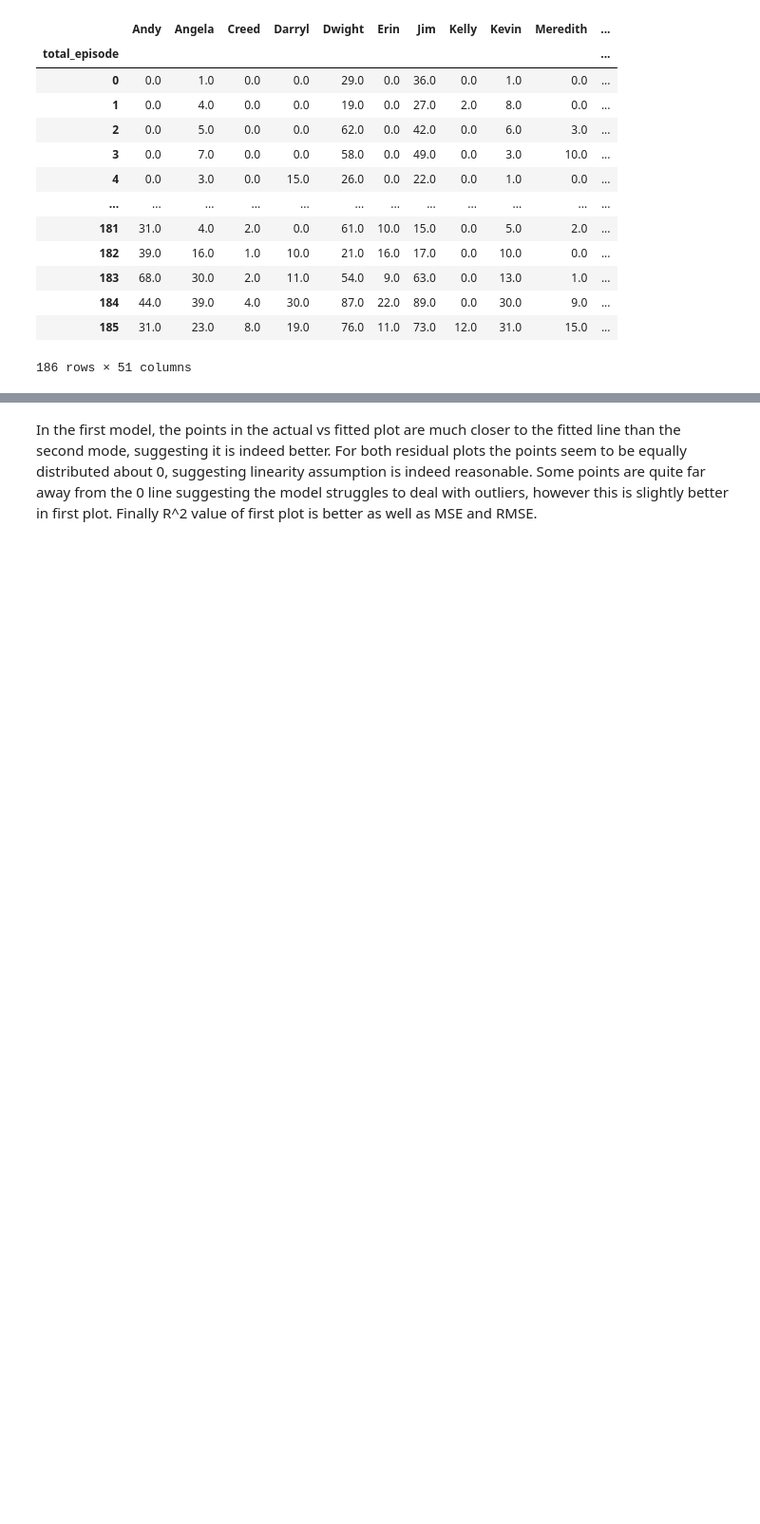
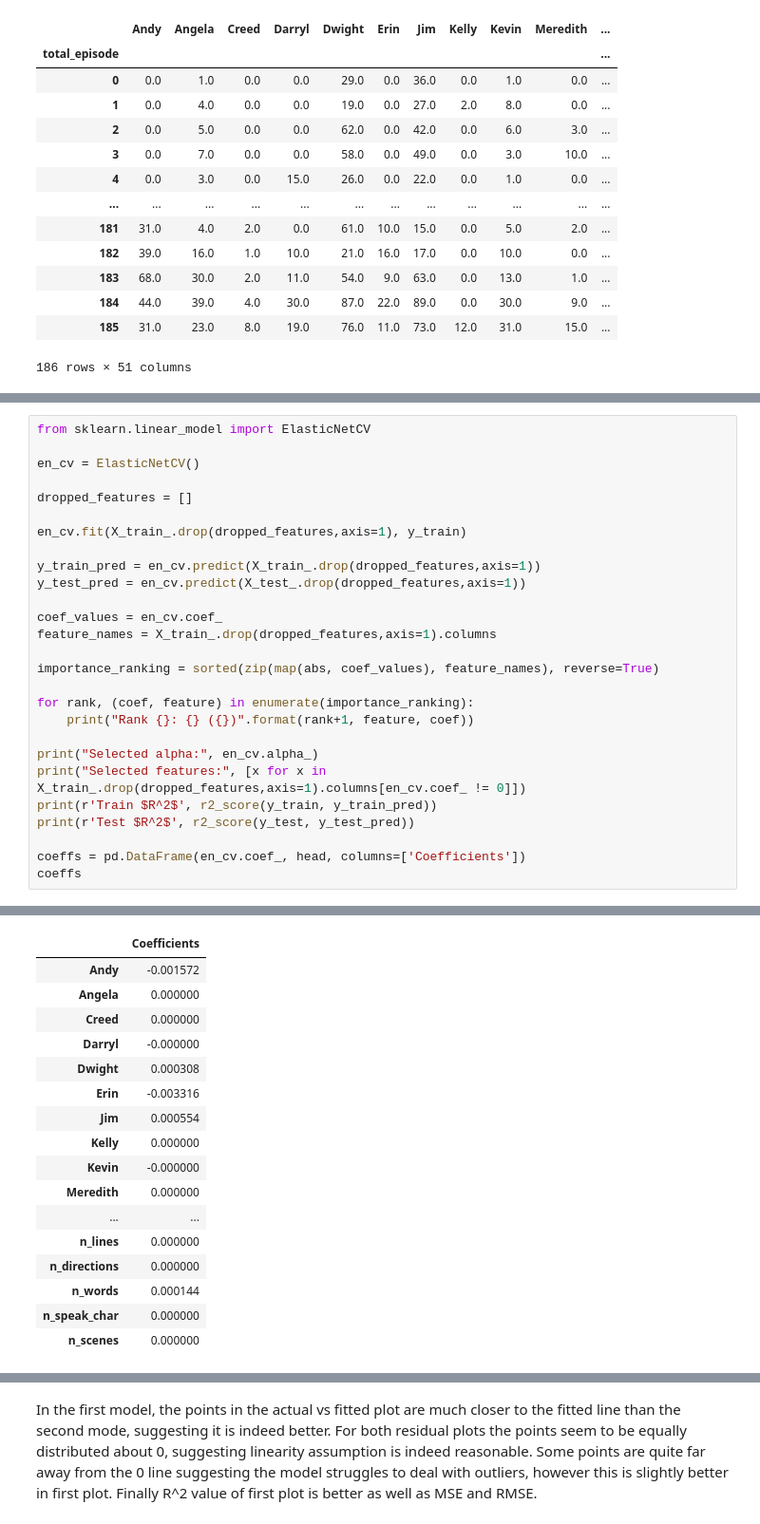
Before and after one commit to aidangarrity/MachineLearningProj1, a Jupyter notebook: project1.ipynb, the cells around one changed output, grey strips where cells are left out. Shown at 95% size. Saved outputs shown, nothing was run; the diff lists cells and outputs as text; blank space fills up the shorter version.

```diff
--- a/project1.ipynb
+++ b/project1.ipynb
@@ -725,0 +788,28 @@ Test $R^2$ 0.34825395622019706
+# %%
+from sklearn.linear_model import ElasticNetCV
+
+en_cv = ElasticNetCV()
+
+dropped_features = []
+
+en_cv.fit(X_train_.drop(dropped_features,axis=1), y_train)
+
+y_train_pred = en_cv.predict(X_train_.drop(dropped_features,axis=1))
+y_test_pred = en_cv.predict(X_test_.drop(dropped_features,axis=1))
+
+coef_values = en_cv.coef_
+feature_names = X_train_.drop(dropped_features,axis=1).columns
+
+importance_ranking = sorted(zip(map(abs, coef_values), feature_names), reverse=True)
+
+for rank, (coef, feature) in enumerate(importance_ranking):
+    print("Rank {}: {} ({})".format(rank+1, feature, coef))
+
+print("Selected alpha:", en_cv.alpha_)
+print("Selected features:", [x for x in X_train_.drop(dropped_features,axis=1).columns[en_cv.coef_ != 0]])
+print(r'Train $R^2$', r2_score(y_train, y_train_pred))
+print(r'Test $R^2$', r2_score(y_test, y_test_pred))
+
+coeffs = pd.DataFrame(en_cv.coef_, head, columns=['Coefficients'])
+coeffs
+# %% [output]
@@ -726,3 +833,20 @@ Test $R^2$ 0.34825395622019706
+|  | Coefficients |
+| Andy | -0.001572 |
+| Angela | 0.000000 |
+| Creed | 0.000000 |
+| Darryl | -0.000000 |
+| Dwight | 0.000308 |
+| Erin | -0.003316 |
+| Jim | 0.000554 |
+| Kelly | 0.000000 |
+| Kevin | -0.000000 |
+| Meredith | 0.000000 |
+| ... | ... |
+| n_lines | 0.000000 |
+| n_directions | 0.000000 |
+| n_words | 0.000144 |
+| n_speak_char | 0.000000 |
+| n_scenes | 0.000000 |
 # %%
 # Tristans code but without character names
 
```
Also changed, not shown: parts of 8 cells of this notebook.
